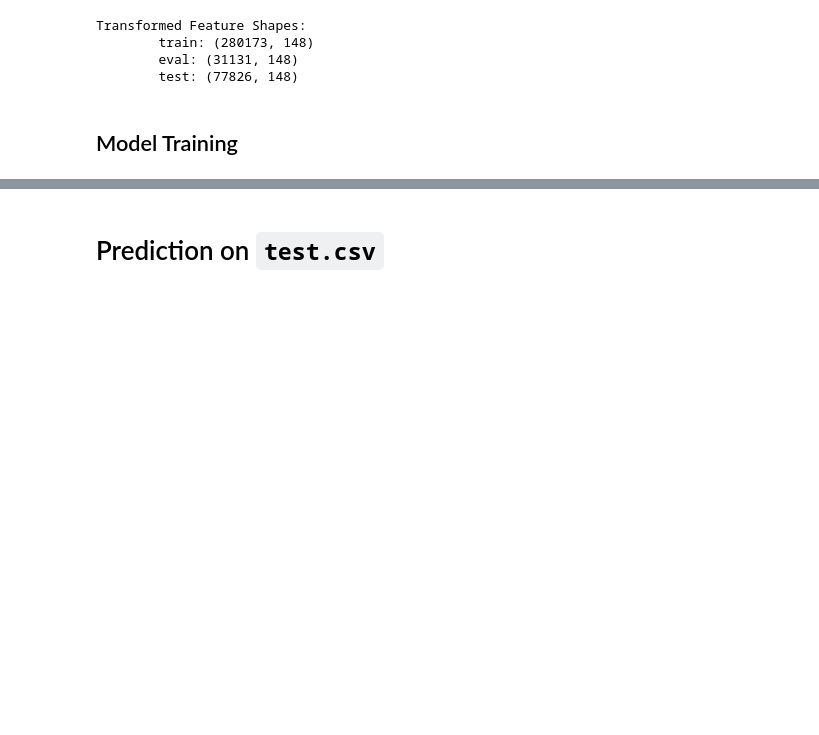
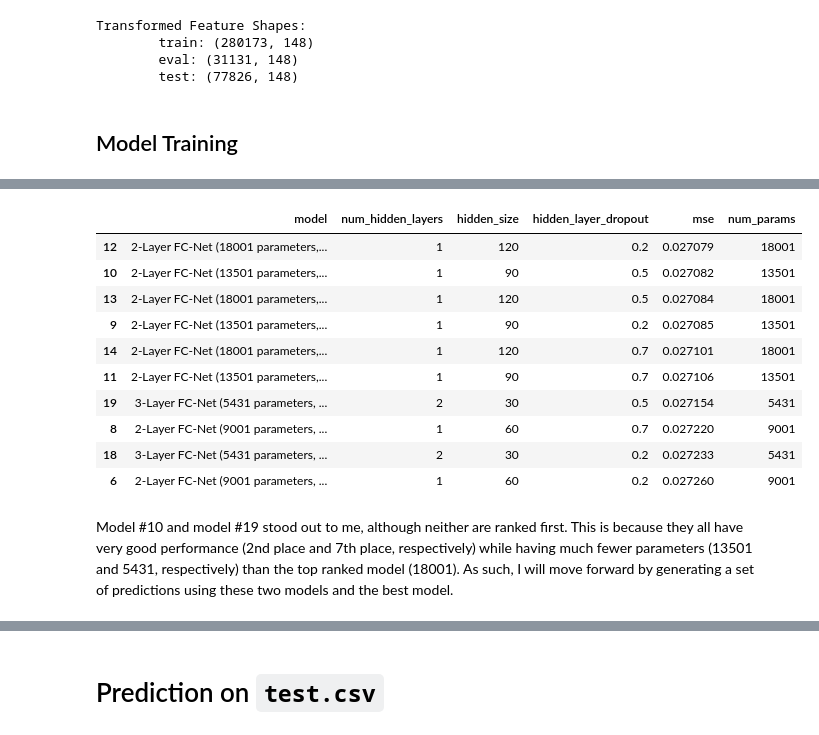
Before and after one commit to andywang0321/Amazon_Sales_Prediction, a Jupyter notebook: python/finegrained_modelling.ipynb, the cells around one changed output, grey strips where cells are left out. Saved outputs shown, nothing was run; the diff lists cells and outputs as text; code cells hidden in the pictures; blank space fills up the shorter version.

Commit message:
ran grid search, finalized models

```diff
--- a/python/finegrained_modelling.ipynb
+++ b/python/finegrained_modelling.ipynb
@@ -238,0 +369,28 @@ ThreeLayerNet(
+# %%
+import re
+
+def extract_num_params(model_str):
+    match = re.search(r'(\d+) parameters', model_str)
+    if match:
+        return int(match.group(1))
+    return None
+
+# Apply the function to the 'model' column and create the 'num_params' column
+result_df['num_params'] = result_df['model'].apply(extract_num_params)
+# %%
+# result_df = pd.DataFrame.from_dict(results)
+result_df.sort_values('mse').head(10)
+# %% [output]
+|  | model | num_hidden_layers | hidden_size | hidden_layer_dropout | mse | num_params |
+| 12 | 2-Layer FC-Net (18001 parameters,... | 1 | 120 | 0.2 | 0.027079 | 18001 |
+| 10 | 2-Layer FC-Net (13501 parameters,... | 1 | 90 | 0.5 | 0.027082 | 13501 |
+| 13 | 2-Layer FC-Net (18001 parameters,... | 1 | 120 | 0.5 | 0.027084 | 18001 |
+| 9 | 2-Layer FC-Net (13501 parameters,... | 1 | 90 | 0.2 | 0.027085 | 13501 |
+| 14 | 2-Layer FC-Net (18001 parameters,... | 1 | 120 | 0.7 | 0.027101 | 18001 |
+| 11 | 2-Layer FC-Net (13501 parameters,... | 1 | 90 | 0.7 | 0.027106 | 13501 |
+| 19 | 3-Layer FC-Net (5431 parameters, ... | 2 | 30 | 0.5 | 0.027154 | 5431 |
+| 8 | 2-Layer FC-Net (9001 parameters, ... | 1 | 60 | 0.7 | 0.027220 | 9001 |
+| 18 | 3-Layer FC-Net (5431 parameters, ... | 2 | 30 | 0.2 | 0.027233 | 5431 |
+| 6 | 2-Layer FC-Net (9001 parameters, ... | 1 | 60 | 0.2 | 0.027260 | 9001 |
+# %% [markdown]
+Model #10 and model #19 stood out to me, although neither are ranked first. This is because they all have very good performance (2nd place and 7th place, respectively) while having much fewer parameters (13501 and 5431, respectively) than the top ranked model (18001). As such, I will move forward by generating a set of predictions using these two models and the best model.
```
Also changed, not shown: parts of 12 cells of this notebook, 6 other files.
